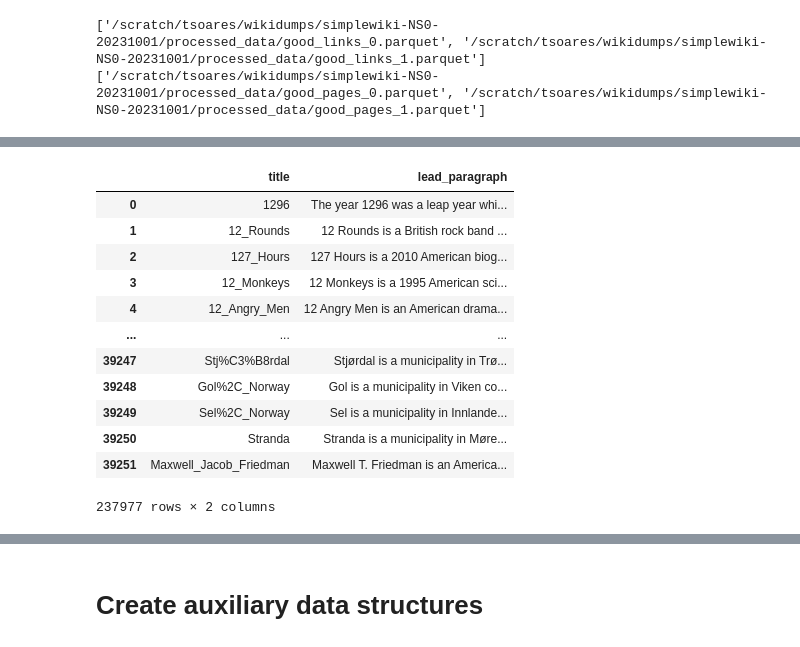
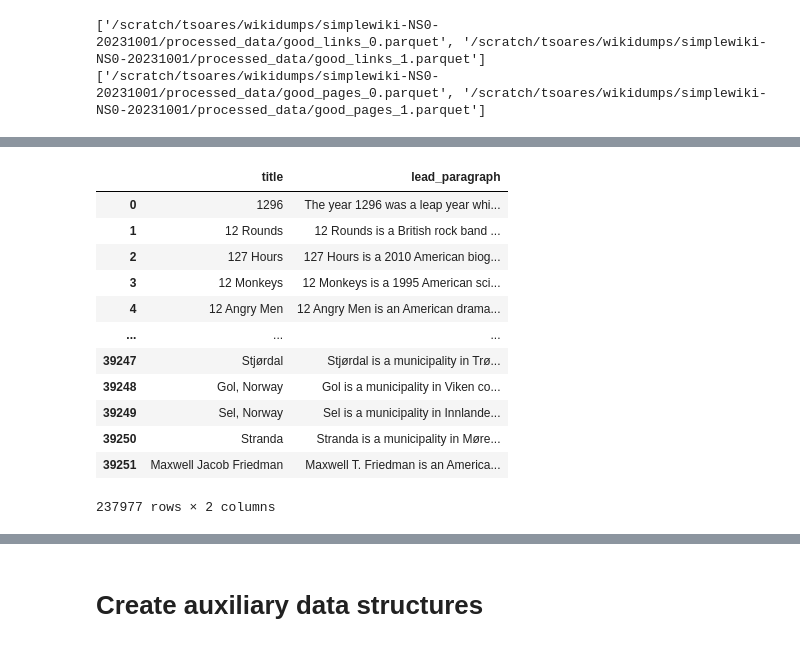
Before and after one commit to epfl-dlab/multilingual-entity-insertion, a Jupyter notebook: wikipedia_dumps_process/demo_notebooks/input_generator_demo.ipynb, the cells around one changed output, grey strips where cells are left out. Drawn from its saved outputs; the diff is of its cells as text; code cells hidden in the pictures.

```diff
--- a/wikipedia_dumps_process/demo_notebooks/input_generator_demo.ipynb
+++ b/wikipedia_dumps_process/demo_notebooks/input_generator_demo.ipynb
@@ -9,5 +10,9 @@ import random
 # %%
 root = "/scratch/tsoares/wikidumps/simplewiki-NS0-20231001/processed_data/"
+# %%
+def unencode_title(title):
+    clean_title = urllib.parse.unquote(title).replace('_', ' ')
+    return clean_title
 # %% [markdown]
 # Load data
 # %%
@@ -45,20 +52,21 @@ df_links
 # %%
 dfs = []
 for file in page_files:
     dfs.append(pd.read_parquet(file, columns=['title', 'lead_paragraph']))
 df_pages = pd.concat(dfs)
+df_pages['title'] = df_pages['title'].apply(unencode_title)
 df_pages
 # %% [output]
 |  | title | lead_paragraph |
 | 0 | 1296 | The year 1296 was a leap year whi... |
-| 1 | 12_Rounds | 12 Rounds is a British rock band ... |
-| 2 | 127_Hours | 127 Hours is a 2010 American biog... |
-| 3 | 12_Monkeys | 12 Monkeys is a 1995 American sci... |
-| 4 | 12_Angry_Men | 12 Angry Men is an American drama... |
+| 1 | 12 Rounds | 12 Rounds is a British rock band ... |
+| 2 | 127 Hours | 127 Hours is a 2010 American biog... |
+| 3 | 12 Monkeys | 12 Monkeys is a 1995 American sci... |
+| 4 | 12 Angry Men | 12 Angry Men is an American drama... |
 | ... | ... | ... |
-| 39247 | Stj%C3%B8rdal | Stjørdal is a municipality in Trø... |
-| 39248 | Gol%2C_Norway | Gol is a municipality in Viken co... |
-| 39249 | Sel%2C_Norway | Sel is a municipality in Innlande... |
+| 39247 | Stjørdal | Stjørdal is a municipality in Trø... |
+| 39248 | Gol, Norway | Gol is a municipality in Viken co... |
+| 39249 | Sel, Norway | Sel is a municipality in Innlande... |
 | 39250 | Stranda | Stranda is a municipality in Møre... |
-| 39251 | Maxwell_Jacob_Friedman | Maxwell T. Friedman is an America... |
+| 39251 | Maxwell Jacob Friedman | Maxwell T. Friedman is an America... |
 237977 rows × 2 columns
```
Also changed, not shown: parts of 14 cells of this notebook, 1 other file.
